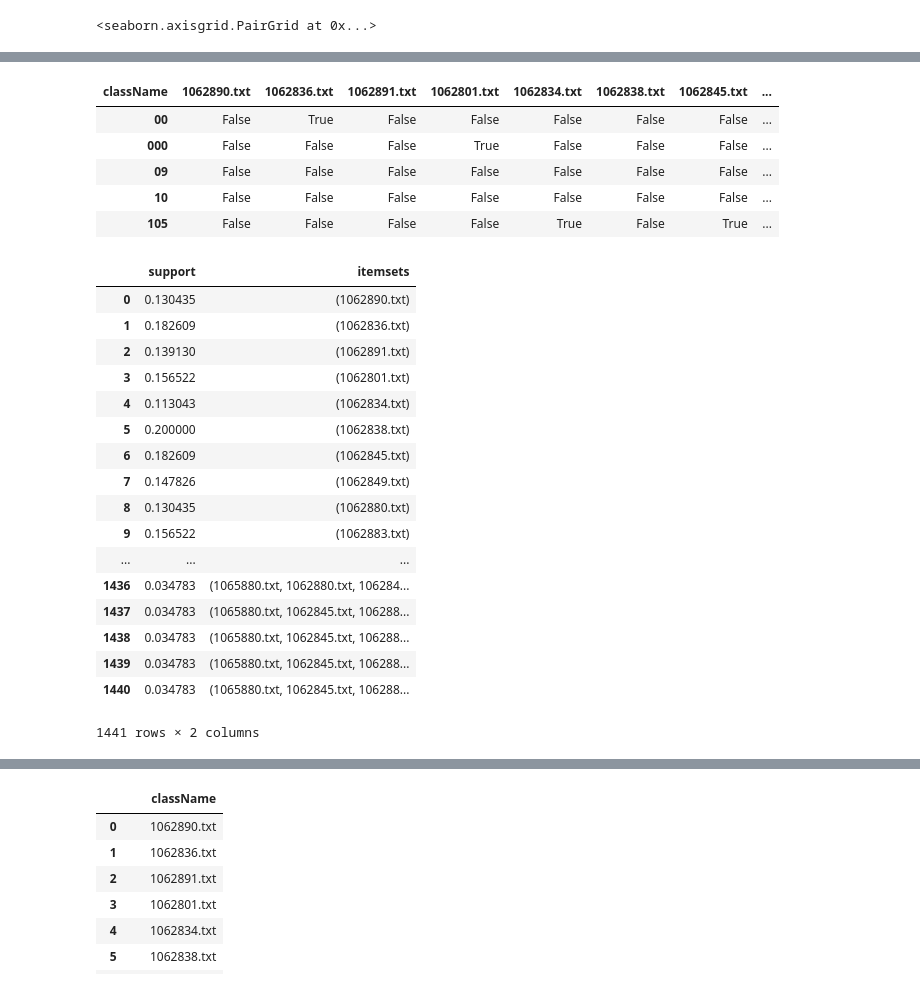
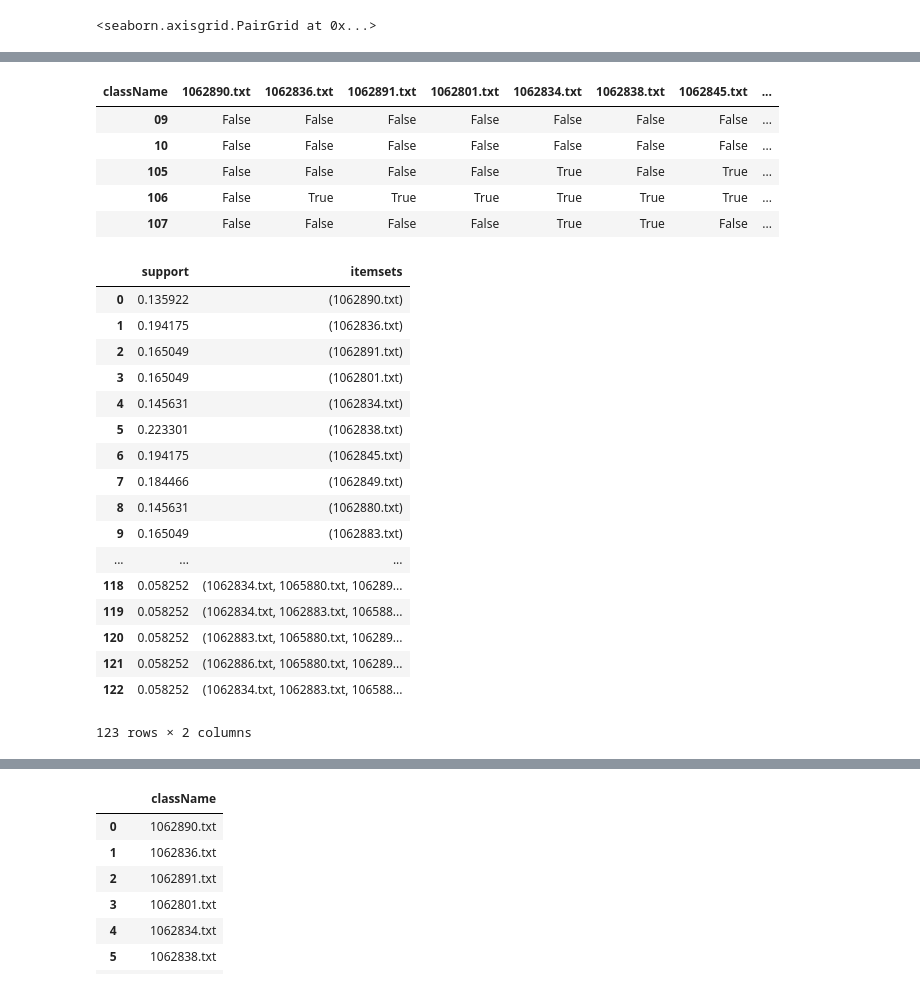
Before and after one commit to snowflakedong/107-1_Python_Project, a Jupyter notebook: Week_11/Class.ipynb, the cells around one changed output, grey strips where cells are left out. Drawn from its saved outputs; the diff is of its cells as text; code cells hidden in the pictures.

```diff
--- a/Week_11/Class.ipynb
+++ b/Week_11/Class.ipynb
@@ -78,7 +78,7 @@ len(corpus)
 # TF-IDF
 # coding:utf-8
 from sklearn.feature_extraction.text import CountVectorizer
-vectorizer = CountVectorizer(min_df = 0.2)
+vectorizer = CountVectorizer(min_df = 0.3)
 X = vectorizer.fit_transform(corpus)
 word = vectorizer.get_feature_names()
 
@@ -207,36 +207,36 @@ graph.columns = mergeData['className']
 graph.head()
 # %% [output]
 | className | 1062890.txt | 1062836.txt | 1062891.txt | 1062801.txt | 1062834.txt | 1062838.txt | 1062845.txt | ... |
-| 00 | False | True | False | False | False | False | False | ... |
-| 000 | False | False | False | True | False | False | False | ... |
 | 09 | False | False | False | False | False | False | False | ... |
 | 10 | False | False | False | False | False | False | False | ... |
 | 105 | False | False | False | False | True | False | True | ... |
+| 106 | False | True | True | True | True | True | True | ... |
+| 107 | False | False | False | False | True | True | False | ... |
 # %%
 from mlxtend.frequent_patterns import apriori
 from mlxtend.frequent_patterns import association_rules
 
-minsup = 0.03
+minsup = 0.05
 apriori(graph, min_support = minsup, use_colnames=True)
 # %% [output]
 |  | support | itemsets |
-| 0 | 0.130435 | (1062890.txt) |
-| 1 | 0.182609 | (1062836.txt) |
-| 2 | 0.139130 | (1062891.txt) |
-| 3 | 0.156522 | (1062801.txt) |
-| 4 | 0.113043 | (1062834.txt) |
-| 5 | 0.200000 | (1062838.txt) |
-| 6 | 0.182609 | (1062845.txt) |
-| 7 | 0.147826 | (1062849.txt) |
-| 8 | 0.130435 | (1062880.txt) |
-| 9 | 0.156522 | (1062883.txt) |
+| 0 | 0.135922 | (1062890.txt) |
+| 1 | 0.194175 | (1062836.txt) |
+| 2 | 0.165049 | (1062891.txt) |
+| 3 | 0.165049 | (1062801.txt) |
+| 4 | 0.145631 | (1062834.txt) |
+| 5 | 0.223301 | (1062838.txt) |
+| 6 | 0.194175 | (1062845.txt) |
+| 7 | 0.184466 | (1062849.txt) |
+| 8 | 0.145631 | (1062880.txt) |
+| 9 | 0.165049 | (1062883.txt) |
 | ... | ... | ... |
-| 1436 | 0.034783 | (1065880.txt, 1062880.txt, 106284... |
-| 1437 | 0.034783 | (1065880.txt, 1062845.txt, 106288... |
-| 1438 | 0.034783 | (1065880.txt, 1062845.txt, 106288... |
-| 1439 | 0.034783 | (1065880.txt, 1062845.txt, 106288... |
-| 1440 | 0.034783 | (1065880.txt, 1062845.txt, 106288... |
+| 118 | 0.058252 | (1062834.txt, 1065880.txt, 106289... |
+| 119 | 0.058252 | (1062834.txt, 1062883.txt, 106588... |
+| 120 | 0.058252 | (1062883.txt, 1065880.txt, 106289... |
+| 121 | 0.058252 | (1062886.txt, 1065880.txt, 106289... |
+| 122 | 0.058252 | (1062834.txt, 1062883.txt, 106588... |
-1441 rows × 2 columns
+123 rows × 2 columns
 # %%
 result = apriori(graph, min_support = minsup)
 result
```
Also changed, not shown: parts of 16 cells of this notebook.
